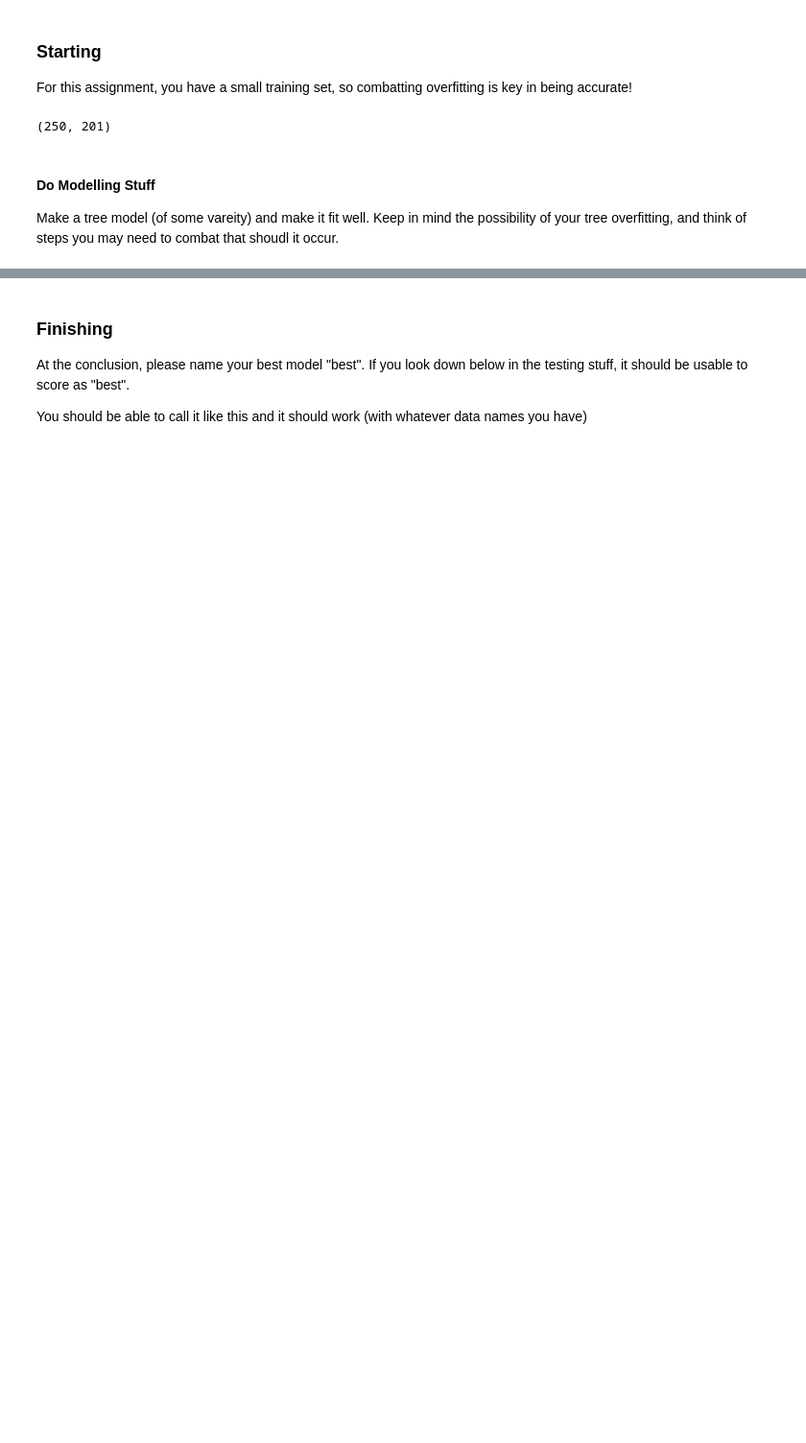
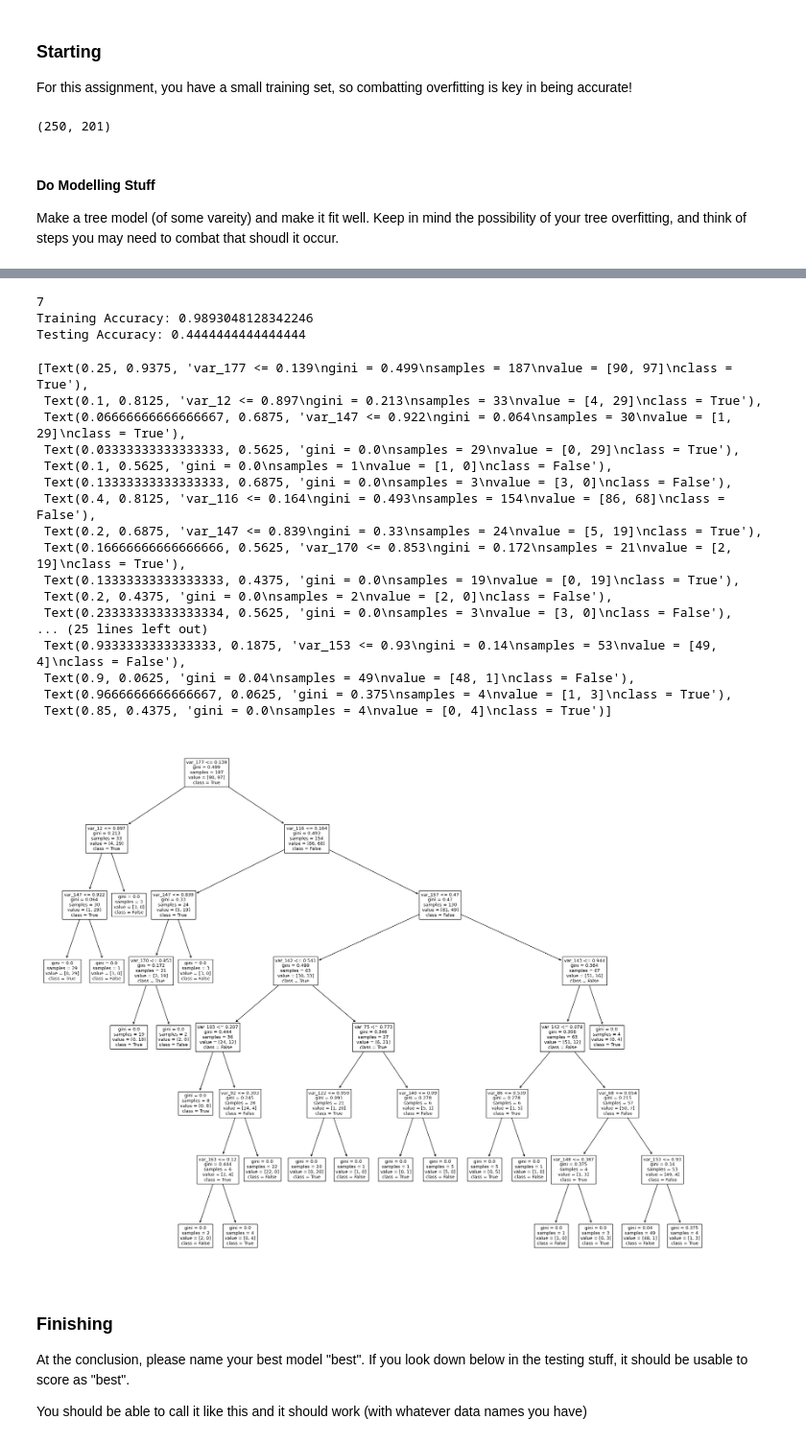
Before and after one commit to twelsah2011/ItML_Asn_1_Students, a Jupyter notebook: part2_start.ipynb, the cells around one changed output, grey strips where cells are left out. Shown at 96% size. Saved outputs shown, nothing was run; the diff lists cells and outputs as text; code cells hidden in the pictures; blank space fills up the shorter version.

```diff
--- a/part2_start.ipynb
+++ b/part2_start.ipynb
@@ -71,3 +177,35 @@ y=df[target}.values()
+# %%
+#limit depth
+clf = DecisionTreeClassifier(max_depth=7)
+clf = clf.fit(x_train, y_train)
+
+print(clf.get_depth())
+print("Training Accuracy:", clf.score(x_train, y_train))
+print("Testing Accuracy:", clf.score(x_test, y_test))
+plt.figure(figsize=(25,20))
+plot_tree(clf, feature_names=df.columns[:-1], class_names=["False","True"])
+# %% [output]
+7
+Training Accuracy: 0.9893048128342246
+Testing Accuracy: 0.4444444444444444
+[Text(0.25, 0.9375, 'var_177 <= 0.139\ngini = 0.499\nsamples = 187\nvalue = [90, 97]\nclass = True'),
+ Text(0.1, 0.8125, 'var_12 <= 0.897\ngini = 0.213\nsamples = 33\nvalue = [4, 29]\nclass = True'),
+ Text(0.06666666666666667, 0.6875, 'var_147 <= 0.922\ngini = 0.064\nsamples = 30\nvalue = [1, 29]\nclass = True'),
+ Text(0.03333333333333333, 0.5625, 'gini = 0.0\nsamples = 29\nvalue = [0, 29]\nclass = True'),
+ Text(0.1, 0.5625, 'gini = 0.0\nsamples = 1\nvalue = [1, 0]\nclass = False'),
+ Text(0.13333333333333333, 0.6875, 'gini = 0.0\nsamples = 3\nvalue = [3, 0]\nclass = False'),
+ Text(0.4, 0.8125, 'var_116 <= 0.164\ngini = 0.493\nsamples = 154\nvalue = [86, 68]\nclass = False'),
+ Text(0.2, 0.6875, 'var_147 <= 0.839\ngini = 0.33\nsamples = 24\nvalue = [5, 19]\nclass = True'),
+ Text(0.16666666666666666, 0.5625, 'var_170 <= 0.853\ngini = 0.172\nsamples = 21\nvalue = [2, 19]\nclass = True'),
+ Text(0.13333333333333333, 0.4375, 'gini = 0.0\nsamples = 19\nvalue = [0, 19]\nclass = True'),
+ Text(0.2, 0.4375, 'gini = 0.0\nsamples = 2\nvalue = [2, 0]\nclass = False'),
+ Text(0.23333333333333334, 0.5625, 'gini = 0.0\nsamples = 3\nvalue = [3, 0]\nclass = False'),
+... (25 lines left out)
+ Text(0.9333333333333333, 0.1875, 'var_153 <= 0.93\ngini = 0.14\nsamples = 53\nvalue = [49, 4]\nclass = False'),
+ Text(0.9, 0.0625, 'gini = 0.04\nsamples = 49\nvalue = [48, 1]\nclass = False'),
+ Text(0.9666666666666667, 0.0625, 'gini = 0.375\nsamples = 4\nvalue = [1, 3]\nclass = True'),
+ Text(0.85, 0.4375, 'gini = 0.0\nsamples = 4\nvalue = [0, 4]\nclass = True')]
+[figure, added]
 # %% [markdown]
 ### Finishing
 
```
Also changed, not shown: parts of 17 cells of this notebook, 1 other file.
